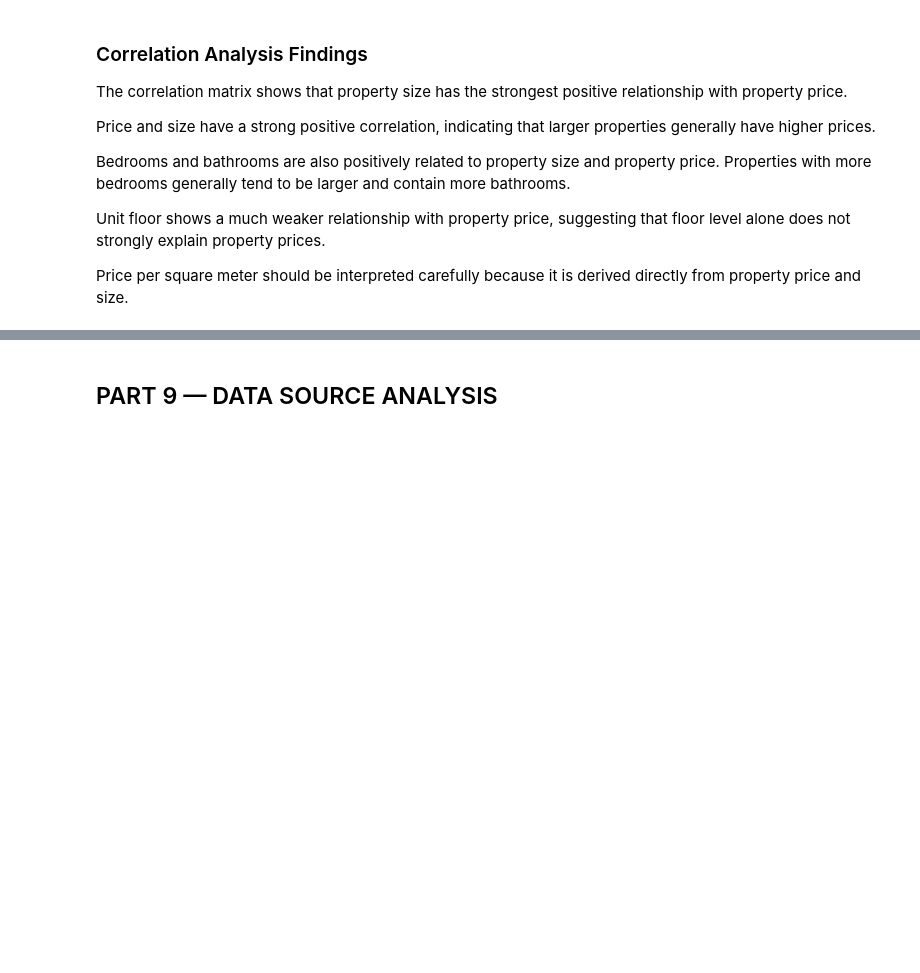
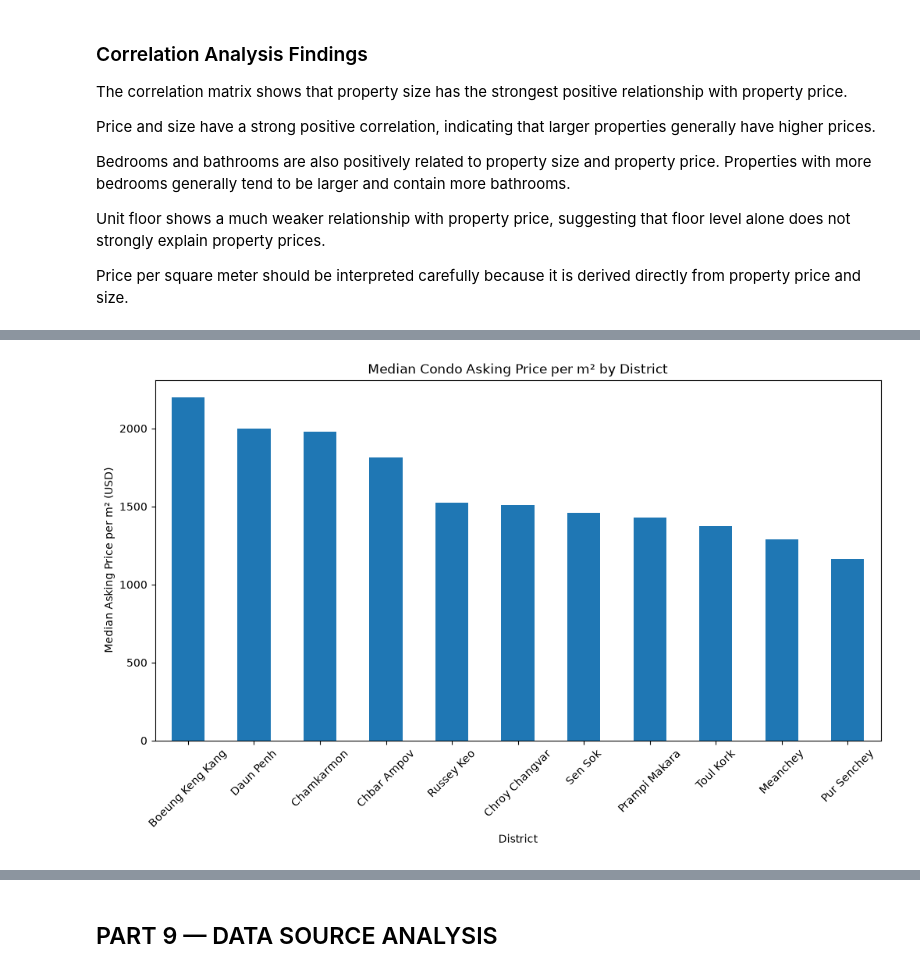
Before and after one commit to sengmengchho/PP_PropertyLens, a Jupyter notebook: notebooks/EDA_Gold.ipynb, the cells around one changed output, grey strips where cells are left out. Saved outputs shown, nothing was run; the diff lists cells and outputs as text; code cells hidden in the pictures; blank space fills up the shorter version.

```diff
--- a/notebooks/EDA_Gold.ipynb
+++ b/notebooks/EDA_Gold.ipynb
@@ -1762,0 +1626,8 @@ derived directly from property price and size.
+# %%
+district_ppm2 = (
+    clean_df.groupby("district")["price_per_m2"]
+    .median()
+    .sort_values(ascending=False)
+)
+
+district_ppm2
@@ -1762,0 +1648,13 @@ derived directly from property price and size.
+# %%
+district_ppm2.plot(
+    kind="bar",
+    figsize=(12, 6)
+)
+
+plt.xlabel("District")
+plt.ylabel("Median Asking Price per m² (USD)")
+plt.title("Median Condo Asking Price per m² by District")
+plt.xticks(rotation=45)
+plt.show()
+# %% [output]
+[figure, added]
```
Also changed, not shown: parts of 99 cells of this notebook.
